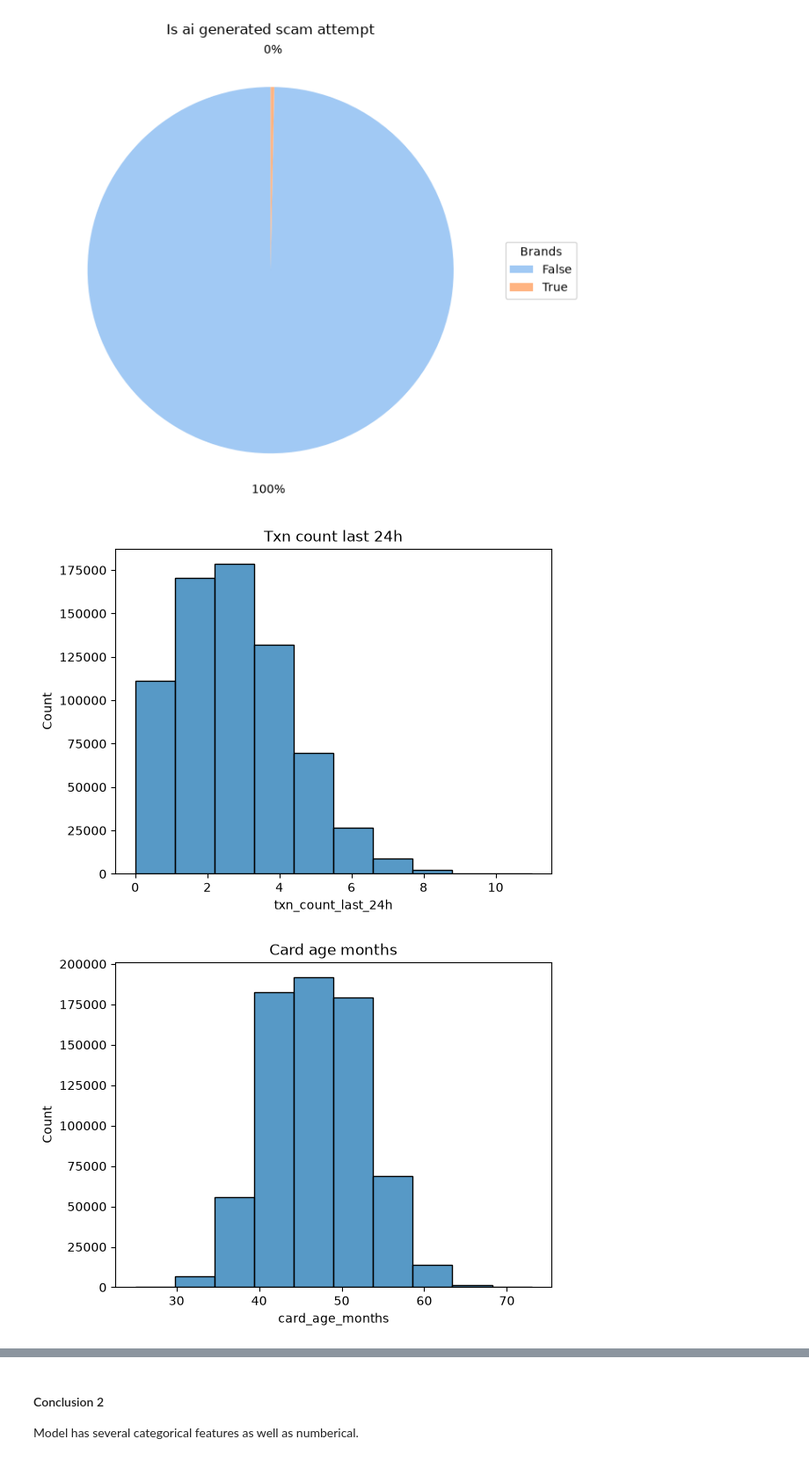
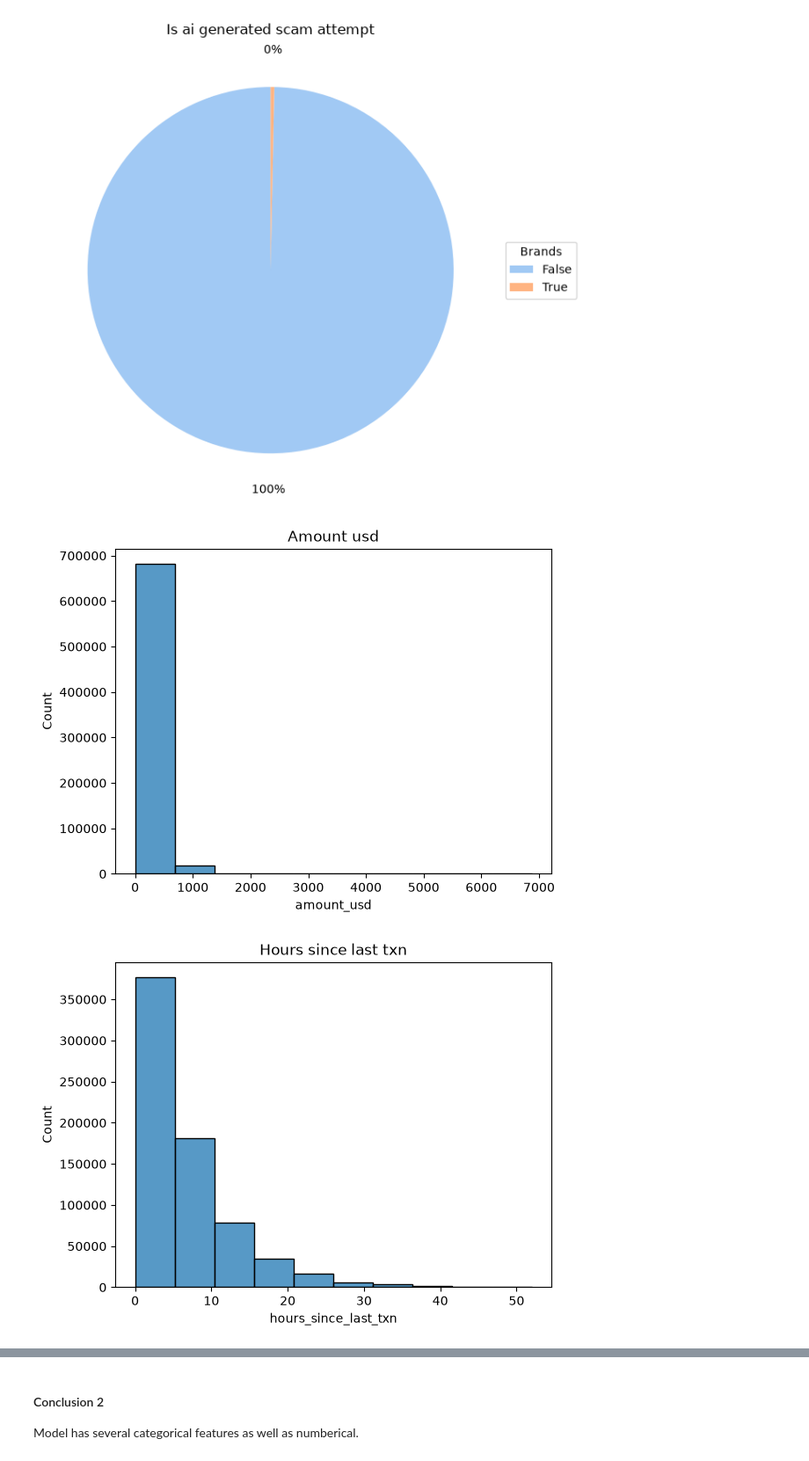
Before and after one commit to Timon-NEON/kaggle_competition_s6e11_Predicting_Credit_Card_Fraud, a Jupyter notebook: EDA_and_modeling/01_EDA_feature_analysis.ipynb, the cells around one changed output, grey strips where cells are left out. Shown at 88% size. Cells and saved outputs as stored; diff of their text form; code cells hidden in the pictures.

```diff
--- a/EDA_and_modeling/01_EDA_feature_analysis.ipynb
+++ b/EDA_and_modeling/01_EDA_feature_analysis.ipynb
@@ -77,10 +74,10 @@ for col in df.dtypes[(df.dtypes == 'str') | (df.dtypes == 'bool')].index:
 [figure]
 [figure]
 # %%
-for col in df.dtypes[(df.dtypes == 'int') | (df.dtypes == 'flaot')].index:
+for col in df.dtypes[(df.dtypes == 'int') | (df.dtypes == 'float')].index:
     sns.histplot(x=col, data=df, bins=10)
     plt.title(str(col).replace('_', ' ').capitalize())
     plt.show()
 # %% [output]
-[figure, old version]
+[figure, new version]
-[figure, old version]
+[figure, new version]
```
Also changed, not shown: parts of 2 cells of this notebook, 18 other files.
